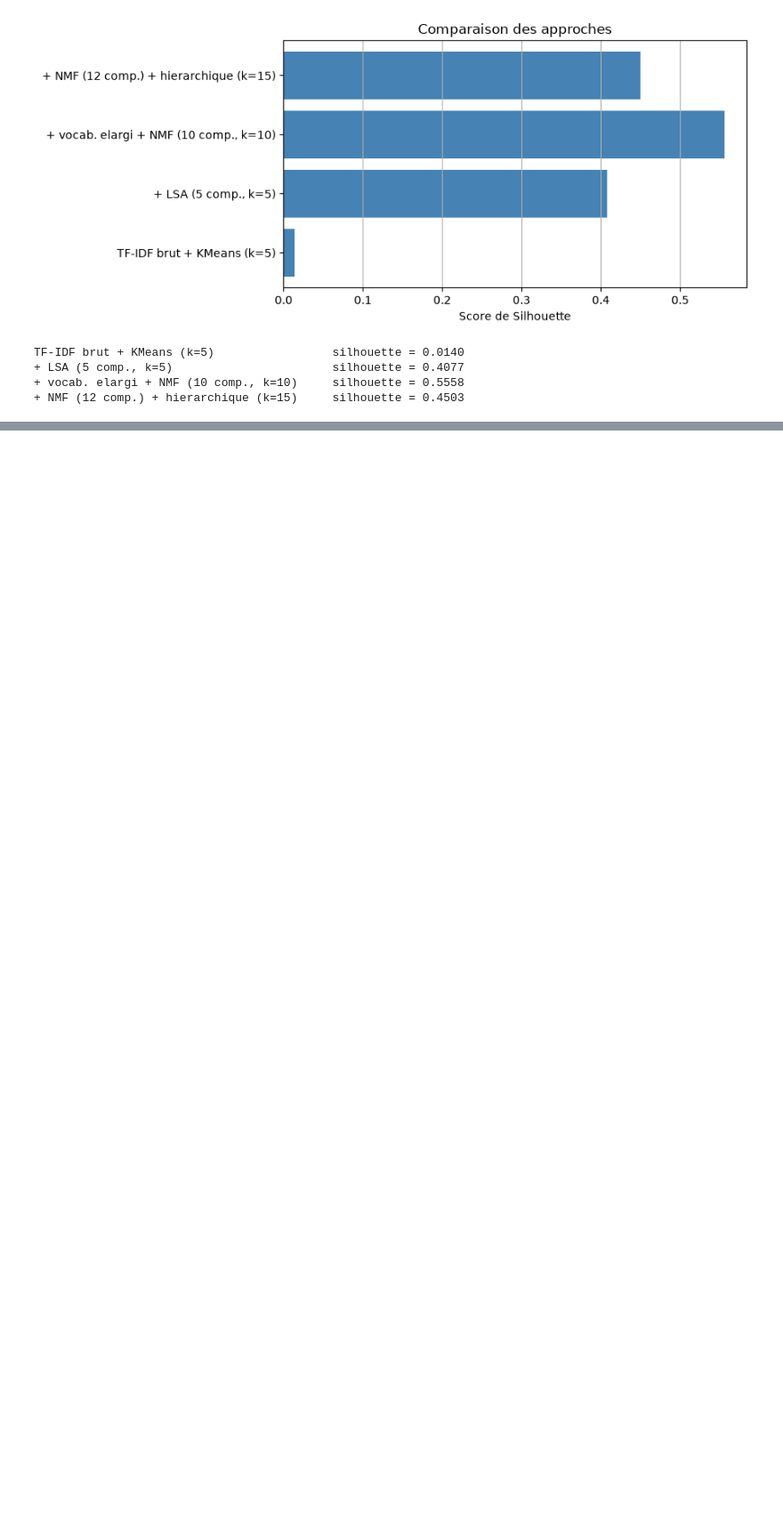
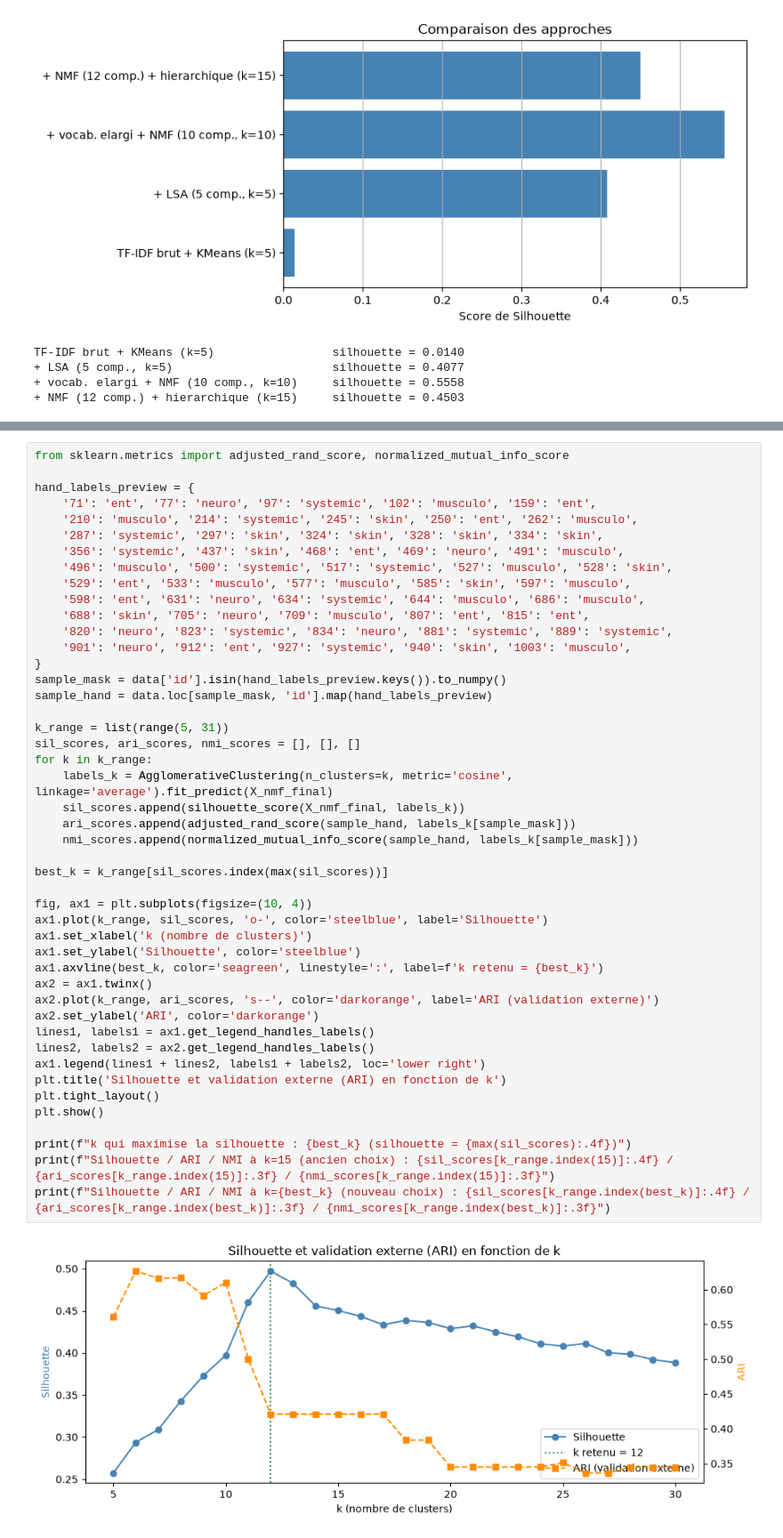
Before and after one commit to LouiSvon/cvrie, a Jupyter notebook: notebooks/unsupervised_learning.ipynb, the cells around one changed output, grey strips where cells are left out. Shown at 89% size. Cells and saved outputs as stored; diff of their text form; blank space fills up the shorter version.

```diff
--- a/notebooks/unsupervised_learning.ipynb
+++ b/notebooks/unsupervised_learning.ipynb
@@ -167,0 +168,48 @@ TF-IDF brut + KMeans (k=5)                 silhouette = 0.0140
+# %%
+from sklearn.metrics import adjusted_rand_score, normalized_mutual_info_score
+
+hand_labels_preview = {
+    '71': 'ent', '77': 'neuro', '97': 'systemic', '102': 'musculo', '159': 'ent',
+    '210': 'musculo', '214': 'systemic', '245': 'skin', '250': 'ent', '262': 'musculo',
+    '287': 'systemic', '297': 'skin', '324': 'skin', '328': 'skin', '334': 'skin',
+    '356': 'systemic', '437': 'skin', '468': 'ent', '469': 'neuro', '491': 'musculo',
+    '496': 'musculo', '500': 'systemic', '517': 'systemic', '527': 'musculo', '528': 'skin',
+    '529': 'ent', '533': 'musculo', '577': 'musculo', '585': 'skin', '597': 'musculo',
+    '598': 'ent', '631': 'neuro', '634': 'systemic', '644': 'musculo', '686': 'musculo',
+    '688': 'skin', '705': 'neuro', '709': 'musculo', '807': 'ent', '815': 'ent',
+    '820': 'neuro', '823': 'systemic', '834': 'neuro', '881': 'systemic', '889': 'systemic',
+    '901': 'neuro', '912': 'ent', '927': 'systemic', '940': 'skin', '1003': 'musculo',
+}
+sample_mask = data['id'].isin(hand_labels_preview.keys()).to_numpy()
+sample_hand = data.loc[sample_mask, 'id'].map(hand_labels_preview)
+
+k_range = list(range(5, 31))
+sil_scores, ari_scores, nmi_scores = [], [], []
+for k in k_range:
+    labels_k = AgglomerativeClustering(n_clusters=k, metric='cosine', linkage='average').fit_predict(X_nmf_final)
+    sil_scores.append(silhouette_score(X_nmf_final, labels_k))
+    ari_scores.append(adjusted_rand_score(sample_hand, labels_k[sample_mask]))
+    nmi_scores.append(normalized_mutual_info_score(sample_hand, labels_k[sample_mask]))
+
+best_k = k_range[sil_scores.index(max(sil_scores))]
+
+fig, ax1 = plt.subplots(figsize=(10, 4))
+ax1.plot(k_range, sil_scores, 'o-', color='steelblue', label='Silhouette')
+ax1.set_xlabel('k (nombre de clusters)')
+ax1.set_ylabel('Silhouette', color='steelblue')
+ax1.axvline(best_k, color='seagreen', linestyle=':', label=f'k retenu = {best_k}')
+ax2 = ax1.twinx()
+ax2.plot(k_range, ari_scores, 's--', color='darkorange', label='ARI (validation externe)')
+ax2.set_ylabel('ARI', color='darkorange')
+lines1, labels1 = ax1.get_legend_handles_labels()
+lines2, labels2 = ax2.get_legend_handles_labels()
+ax1.legend(lines1 + lines2, labels1 + labels2, loc='lower right')
+plt.title('Silhouette et validation externe (ARI) en fonction de k')
+plt.tight_layout()
+plt.show()
+
+print(f"k qui maximise la silhouette : {best_k} (silhouette = {max(sil_scores):.4f})")
+print(f"Silhouette / ARI / NMI à k=15 (ancien choix) : {sil_scores[k_range.index(15)]:.4f} / {ari_scores[k_range.index(15)]:.3f} / {nmi_scores[k_range.index(15)]:.3f}")
+print(f"Silhouette / ARI / NMI à k={best_k} (nouveau choix) : {sil_scores[k_range.index(best_k)]:.4f} / {ari_scores[k_range.index(best_k)]:.3f} / {nmi_scores[k_range.index(best_k)]:.3f}")
+# %% [output]
+[figure, added]
```
Also changed, not shown: parts of 10 cells of this notebook, 2 other files.
